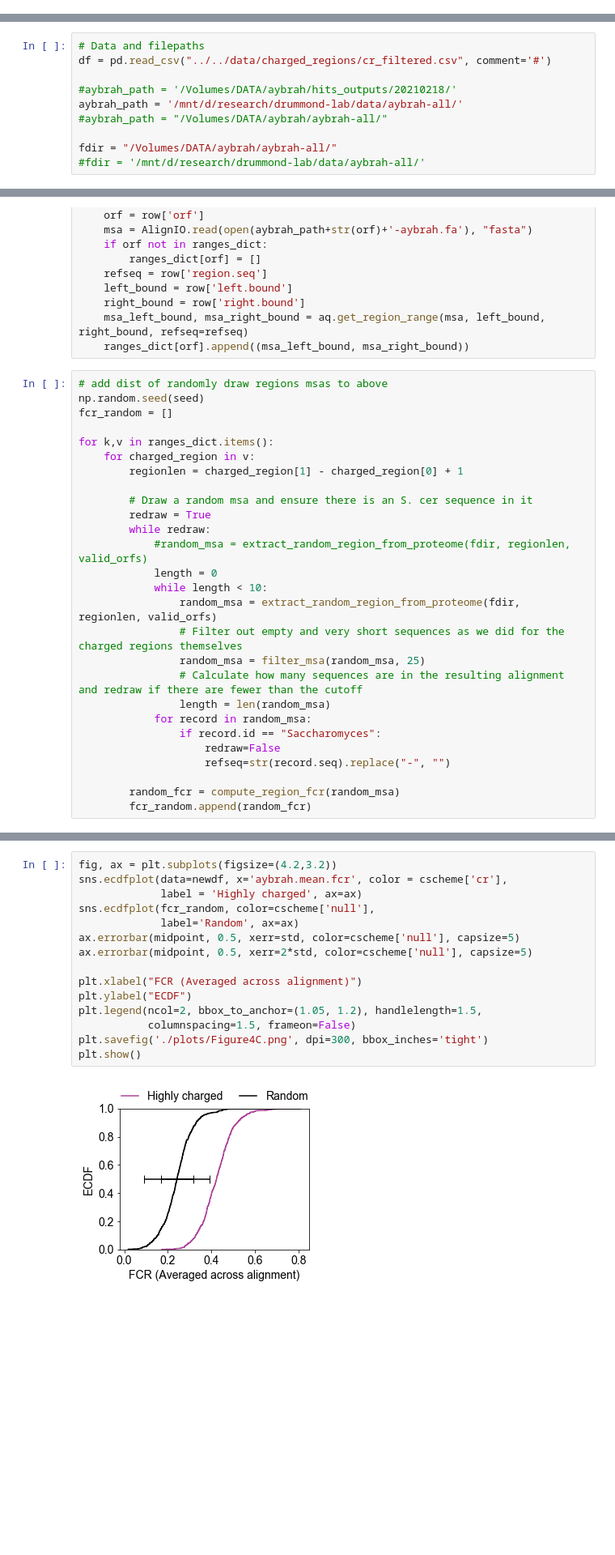
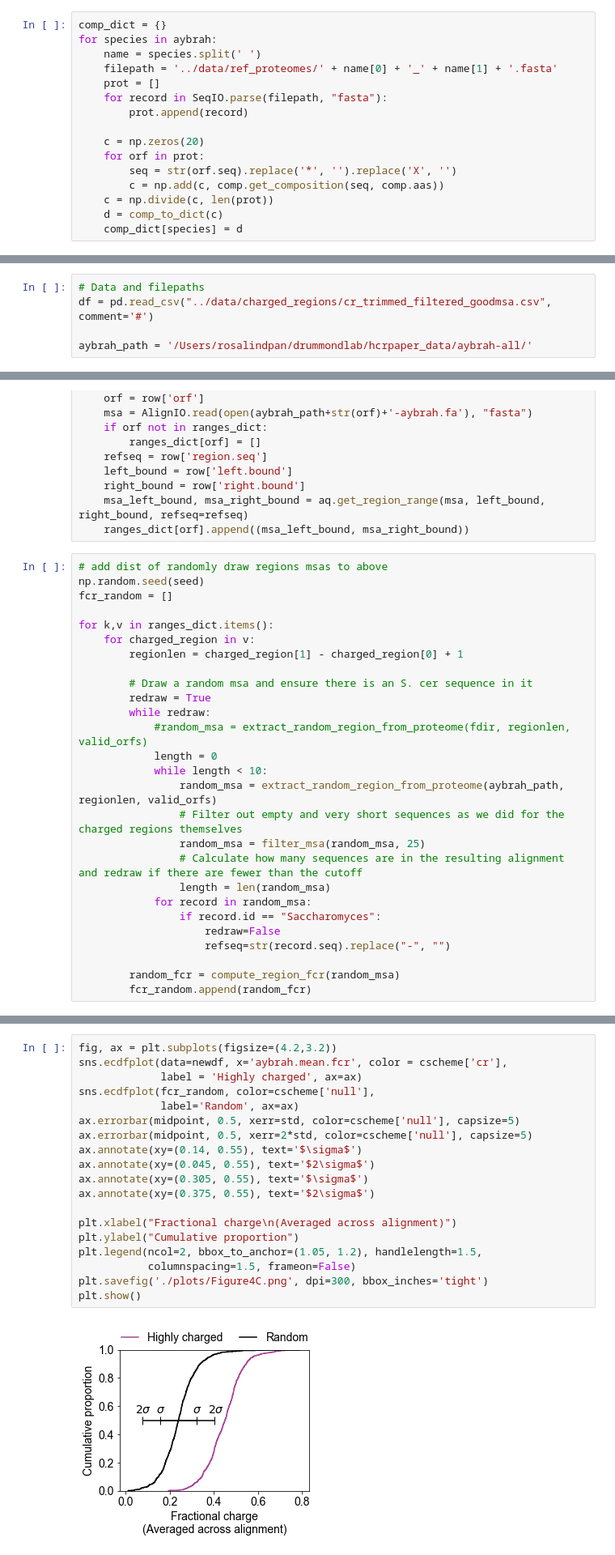
Before and after one commit to rosalindpan/hcrpaper, a Jupyter notebook: figures/Figure5.ipynb, the cells around one changed output, grey strips where cells are left out. Shown at 81% size. Saved outputs shown, nothing was run; the diff lists cells and outputs as text; blank space fills up the shorter version.

Commit message:
more figure edits

```diff
--- a/figures/Figure5.ipynb
+++ b/figures/Figure5.ipynb
@@ -115,0 +137,16 @@ plt.show()
+# %%
+comp_dict = {}
+for species in aybrah:
+    name = species.split(' ')
+    filepath = '../data/ref_proteomes/' + name[0] + '_' + name[1] + '.fasta'
+    prot = []
+    for record in SeqIO.parse(filepath, "fasta"):
+        prot.append(record)
+
+    c = np.zeros(20)
+    for orf in prot:
+        seq = str(orf.seq).replace('*', '').replace('X', '')
+        c = np.add(c, comp.get_composition(seq, comp.aas))
+    c = np.divide(c, len(prot))
+    d = comp_to_dict(c)
+    comp_dict[species] = d
@@ -116,15 +202,10 @@ plt.show()
 # %% [markdown]
 ## C
-# %%
-# Data and filepaths
-df = pd.read_csv("../../data/charged_regions/cr_filtered.csv", comment='#')
-
-#aybrah_path = '/Volumes/DATA/aybrah/hits_outputs/20210218/'
-aybrah_path = '/mnt/d/research/drummond-lab/data/aybrah-all/'
-#aybrah_path = "/Volumes/DATA/aybrah/aybrah-all/"
-
-fdir = "/Volumes/DATA/aybrah/aybrah-all/"
-#fdir = '/mnt/d/research/drummond-lab/data/aybrah-all/'
+# %%
+# Data and filepaths
+df = pd.read_csv("../data/charged_regions/cr_trimmed_filtered_goodmsa.csv", comment='#')
+
+aybrah_path = '/Users/rosalindpan/drummondlab/hcrpaper_data/aybrah-all/'
 # %%
 # Helper functions
 
@@ -256,7 +337,7 @@ for k,v in ranges_dict.items():
             #random_msa = extract_random_region_from_proteome(fdir, regionlen, valid_orfs)
             length = 0
             while length < 10:
-                random_msa = extract_random_region_from_proteome(fdir, regionlen, valid_orfs)
+                random_msa = extract_random_region_from_proteome(aybrah_path, regionlen, valid_orfs)
                 # Filter out empty and very short sequences as we did for the charged regions themselves
                 random_msa = filter_msa(random_msa, 25)
                 # Calculate how many sequences are in the resulting alignment and redraw if there are fewer than the cutoff
@@ -290,18 +365,22 @@ std = np.sqrt(np.var(fcr_random))
 # %%
 fig, ax = plt.subplots(figsize=(4.2,3.2))
 sns.ecdfplot(data=newdf, x='aybrah.mean.fcr', color = cscheme['cr'],
              label = 'Highly charged', ax=ax)
 sns.ecdfplot(fcr_random, color=cscheme['null'],
              label='Random', ax=ax)
 ax.errorbar(midpoint, 0.5, xerr=std, color=cscheme['null'], capsize=5)
 ax.errorbar(midpoint, 0.5, xerr=2*std, color=cscheme['null'], capsize=5)
+ax.annotate(xy=(0.14, 0.55), text='$\sigma$')
+ax.annotate(xy=(0.045, 0.55), text='$2\sigma$')
+ax.annotate(xy=(0.305, 0.55), text='$\sigma$')
+ax.annotate(xy=(0.375, 0.55), text='$2\sigma$')
 
-plt.xlabel("FCR (Averaged across alignment)")
-plt.ylabel("ECDF")
+plt.xlabel("Fractional charge\n(Averaged across alignment)")
+plt.ylabel("Cumulative proportion")
 plt.legend(ncol=2, bbox_to_anchor=(1.05, 1.2), handlelength=1.5,
            columnspacing=1.5, frameon=False)
 plt.savefig('./plots/Figure4C.png', dpi=300, bbox_inches='tight')
 plt.show()
 # %% [output]
-[figure, old version]
+[figure, new version]
 # %% [markdown]
```
Also changed, not shown: parts of 43 cells of this notebook, 15 other files.
